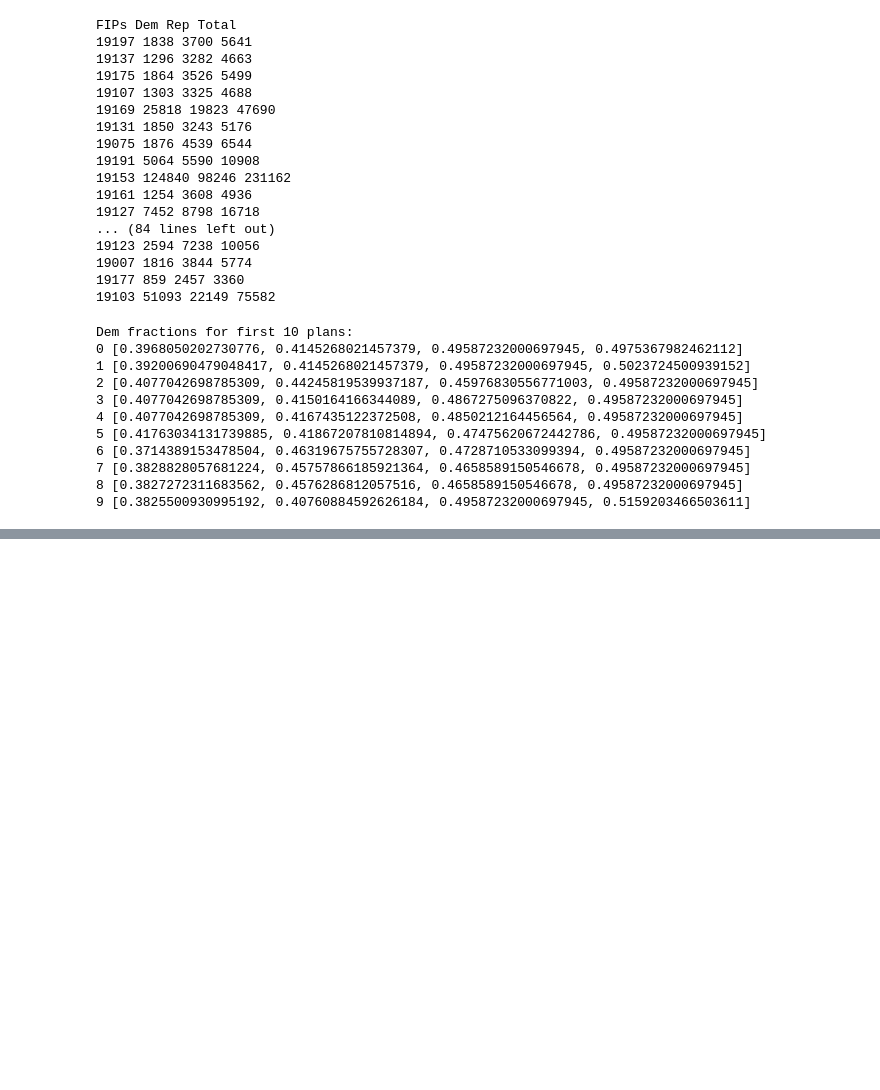
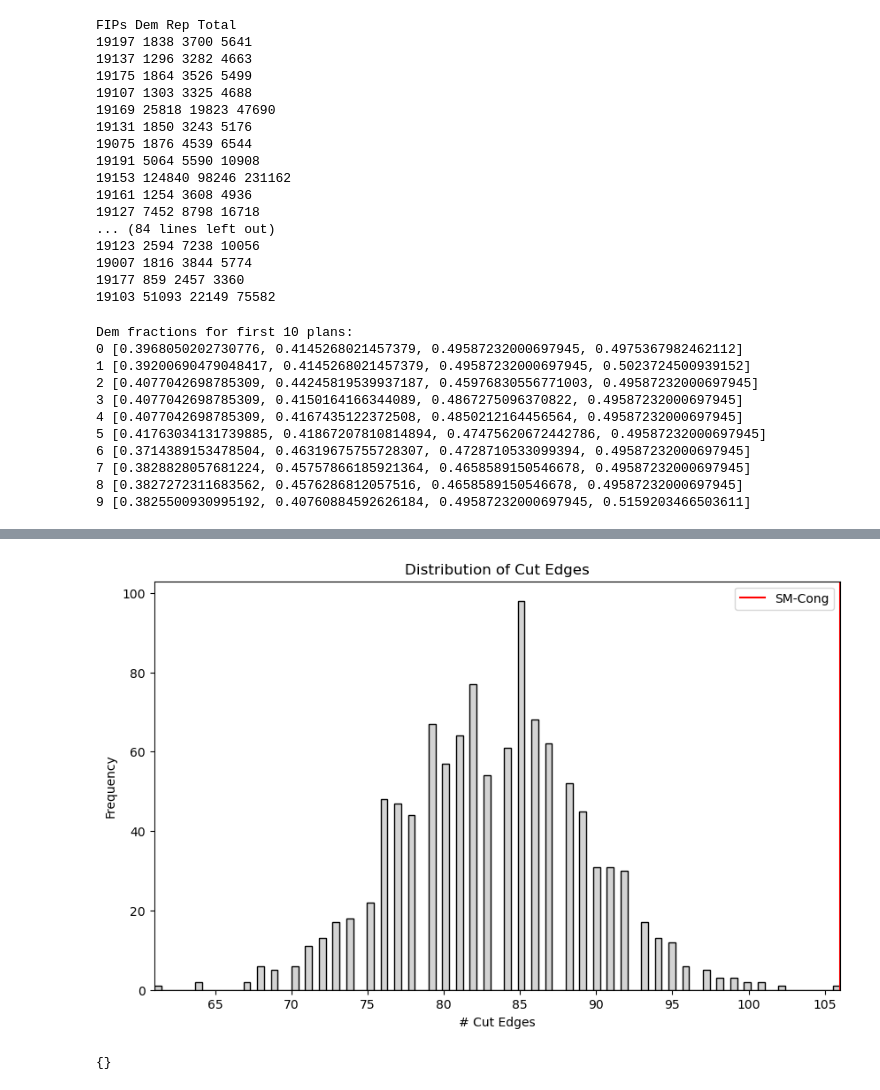
Before and after one commit to AustinLBuchanan/refuting_a_widespread_belief_about_county_splits, a Jupyter notebook: src/IA_plans_25_figures.ipynb, the cells around one changed output, grey strips where cells are left out. Saved outputs shown, nothing was run; the diff lists cells and outputs as text; code cells hidden in the pictures; blank space fills up the shorter version.

```diff
--- a/src/IA_plans_25_figures.ipynb
+++ b/src/IA_plans_25_figures.ipynb
@@ -130,0 +281,32 @@ Dem fractions for first 10 plans:
+# %%
+import matplotlib.pyplot as plt
+import numpy as np
+
+#flattens ces into a single list
+ces_flat = [edge for plan in ces for edge in plan]
+
+plt.figure(figsize=(10, 6))
+
+# Create histogram
+plt.hist(ces_flat, bins=100, color='lightgray', edgecolor='black')
+
+# Add vertical lines
+ensemble_mean = np.mean(ces_flat)
+sm_cong = max(ces_flat)  # Assuming SM-Cong is the maximum value
+
+#plt.axvline(x=ensemble_mean, color='green', linestyle='-', label='Ensemble Mean')
+plt.axvline(x=sm_cong, color='red', linestyle='-', label='SM-Cong')
+
+# Customize the plot
+plt.title('Distribution of Cut Edges')
+plt.xlabel('# Cut Edges')
+plt.ylabel('Frequency')
+plt.legend()
+
+# Set x-axis range (adjust as needed based on your data)
+plt.xlim(min(ces_flat), max(ces_flat))
+
+# Show the plot
+plt.show()
+# %% [output]
+[figure, added]
@@ -130,0 +338,4 @@ Dem fractions for first 10 plans:
+# %%
+print(district_counties)
+# %% [output]
+{}
```
Also changed, not shown: parts of 10 cells of this notebook.
